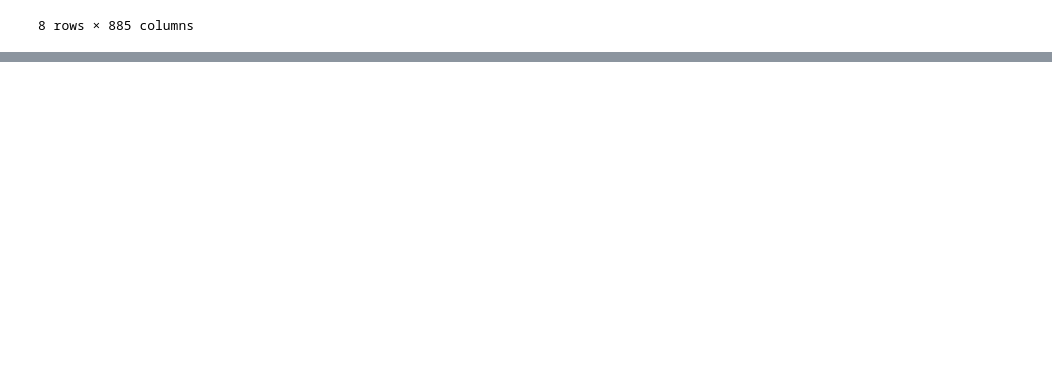
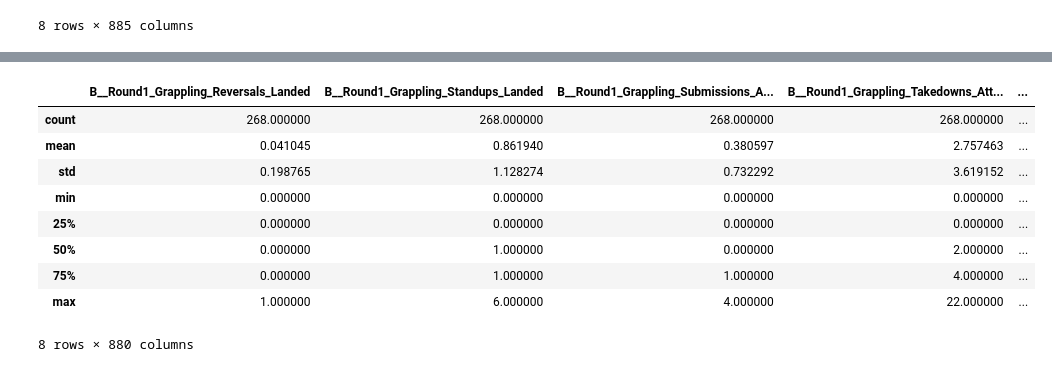
Before and after one commit to samirmistry1/samirmistry1.github.io, a Jupyter notebook: Final_Project.ipynb, the cells around one changed output, grey strips where cells are left out. Saved outputs shown, nothing was run; the diff lists cells and outputs as text; code cells hidden in the pictures; blank space fills up the shorter version.

```diff
--- a/Final_Project.ipynb
+++ b/Final_Project.ipynb
@@ -177,0 +246,13 @@ data
+# %%
+red_decision.describe()
+# %% [output]
+|  | B__Round1_Grappling_Reversals_Landed | B__Round1_Grappling_Standups_Landed | B__Round1_Grappling_Submissions_A... | B__Round1_Grappling_Takedowns_Att... | ... |
+| count | 268.000000 | 268.000000 | 268.000000 | 268.000000 | ... |
+| mean | 0.041045 | 0.861940 | 0.380597 | 2.757463 | ... |
+| std | 0.198765 | 1.128274 | 0.732292 | 3.619152 | ... |
+| min | 0.000000 | 0.000000 | 0.000000 | 0.000000 | ... |
+| 25% | 0.000000 | 0.000000 | 0.000000 | 0.000000 | ... |
+| 50% | 0.000000 | 1.000000 | 0.000000 | 2.000000 | ... |
+| 75% | 0.000000 | 1.000000 | 1.000000 | 4.000000 | ... |
+| max | 1.000000 | 6.000000 | 4.000000 | 22.000000 | ... |
+8 rows × 880 columns
```
Also changed, not shown: parts of 33 cells of this notebook.
